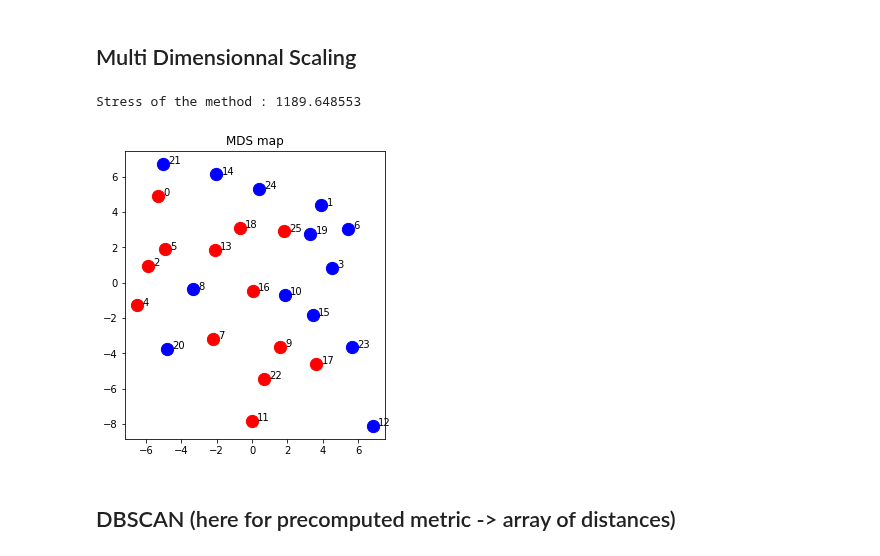
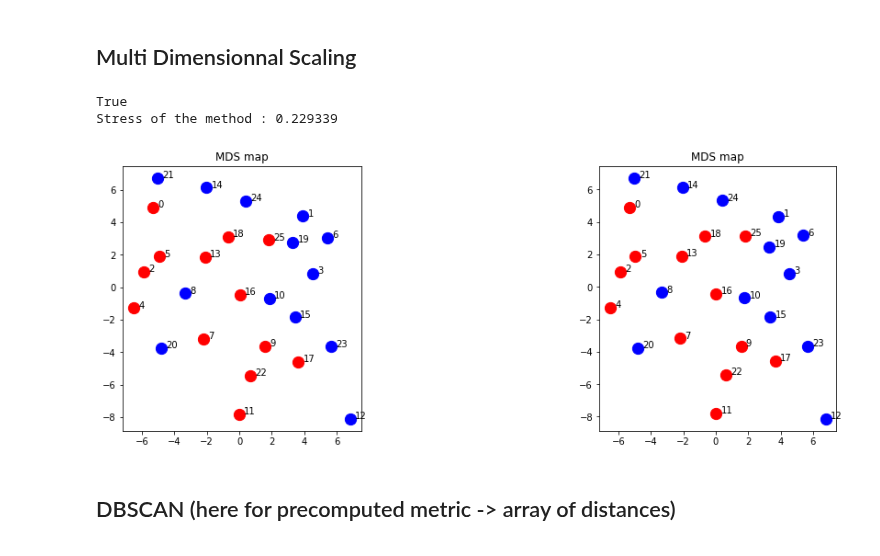
Before and after one commit to alexandremerasli/TFE, a Jupyter notebook: cluster_data.ipynb, the cells around one changed output. Drawn from its saved outputs; the diff is of its cells as text; code cells hidden in the pictures.

Commit message:
normed stress for mbs (had to correct mbs function from scikit)

```diff
--- a/cluster_data.ipynb
+++ b/cluster_data.ipynb
@@ -155,10 +557,10 @@ group 1 :  [ 1  3  6  8 10 12 14 15 19 20 21 23 24]
 # %% [markdown]
 ## Multi Dimensionnal Scaling
 # %%
-from sklearn import manifold
+#from sklearn import manifold
 
 def computeMDSCoordinate(n_comp):
-    mds = manifold.MDS(n_components=n_comp,random_state=1)
+    mds = MDS(n_components=n_comp,random_state=1,normalize=True,eps=1e-10)
     mds.fit(matrix_dist)
     points = mds.embedding_
     stress = mds.stress_
@@ -170,38 +572,60 @@ def computeMDSCoordinate(n_comp):
         points[:,i] = (points[:,i] - np.mean(points[:,i])) / np.std(points[:,i])
     '''
     return points
+# %%
+from sklearn import manifold
+
+def mdsScikit(n_comp):
+    mds = manifold.MDS(n_components=n_comp,random_state=1)
+    mds.fit(matrix_dist)
+    points = mds.embedding_
+    stress = mds.stress_
+
+    '''
+    # Normalise data
+    for i in range(n_comp):
+        points[:,i] = (points[:,i] - np.mean(points[:,i])) / np.std(points[:,i])
+    '''
+    return points
 # %%
 from sklearn.decomposition import PCA
 
 def transformPoints(points):
     pca = PCA(n_components=2)
     return pca.fit_transform(points)
     print("%f variance explained when plotting" %sum(pca.explained_variance_ratio_[:2]))
 
-def plotMdsPoints(points):
-    ax = plt.axes([1.2,0,1,1])
-    ax.set_aspect(aspect='equal')
+def plotMdsPoints(points,ax):
+
 
     #points = transformPoints(points)
 
     for i in range(len(condition)):
         if (condition[i] == 0):
             color = 'blue'
         else:
             color = 'red'
         ax.annotate(i,(points[i,0],points[i,1]),xytext=(points[i,0]+0.3,points[i,1]))
 
     plt.scatter(points[narrative,0],points[narrative,1],color='red',s=150)
     plt.scatter(points[stimulus,0],points[stimulus,1],color='blue',s=150)
 
     plt.title('MDS map')
-    plt.show()
+    #plt.show()
 
+
+points = mdsScikit(2)
+ax = plt.axes([0,0,1,1])
+ax.set_aspect(aspect='equal')
+plotMdsPoints(points,ax)
+ax = plt.axes([1.2,0,1,1])
+ax.set_aspect(aspect='equal')
 points = computeMDSCoordinate(2)
-plotMdsPoints(points)
+plotMdsPoints(points,ax)
 # %% [output]
-Stress of the method : 1189.648553
+True
+Stress of the method : 0.229339
-[figure, old version]
+[figure, new version]
 # %% [markdown]
 ## DBSCAN (here for precomputed metric -> array of distances)
 # %%
```
Also changed, not shown: parts of 2 cells of this notebook.
